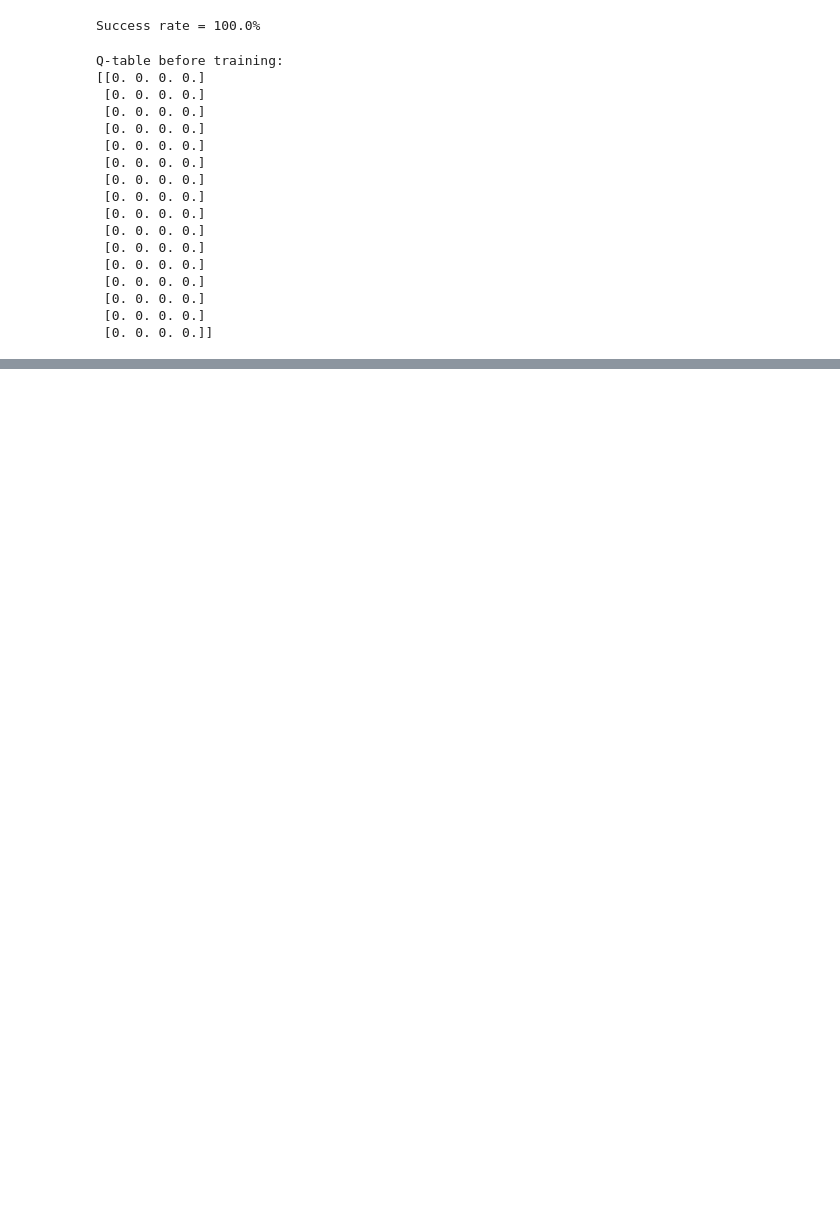
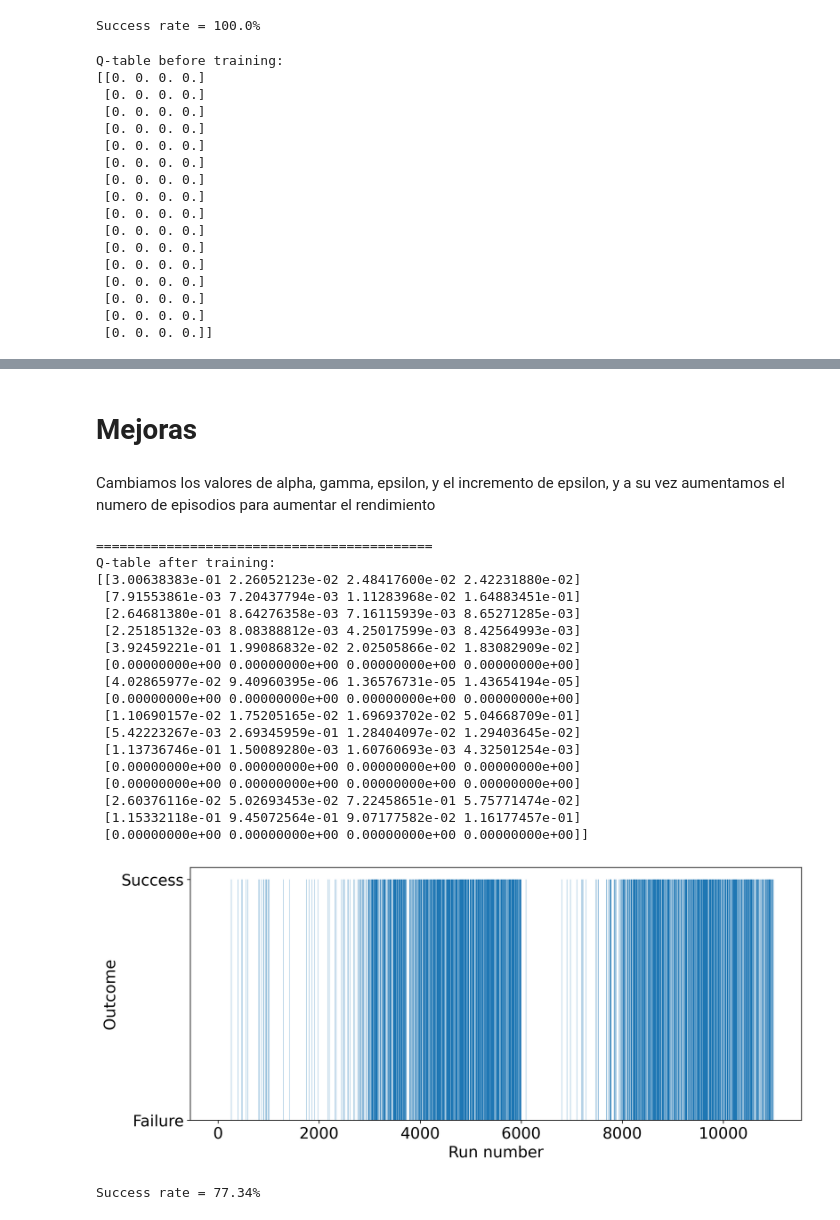
Before and after one commit to rnoguer22/Toc14_Aprendizaje_Refuerzo, a Jupyter notebook: refuerzo.ipynb, the cells around one changed output, grey strips where cells are left out. Cells and saved outputs as stored; diff of their text form; code cells hidden in the pictures; blank space fills up the shorter version.

Commit message:
Mejora finalizada

```diff
--- a/refuerzo.ipynb
+++ b/refuerzo.ipynb
@@ -467,17 +474,43 @@ Success rate = 44.0%
+# %% [markdown]
+<h1>Mejoras</h1>
+# %% [markdown]
+Cambiamos los valores de alpha, gamma, epsilon, y el incremento de epsilon, y a su vez aumentamos el numero de episodios para aumentar el rendimiento
 # %%
 # Initialize the slippery Frozen Lake
 environment = gym.make("FrozenLake-v1", is_slippery=True, render_mode="rgb_array")
 environment.reset()
 
 # We re-initialize the Q-table
 qtable = np.zeros((environment.observation_space.n, environment.action_space.n))
 
 # Hyperparameters
 episodes = 5000        # Incrementamos el numero de episodios
 alpha = 0.7            # Ajustamos la tasa de aprendizaje
 gamma = 0.95            # Ajustamos el factor de descuento
 epsilon = 1.0          # Amount of randomness in the action selection
 epsilon_decay = 0.0005  # Hacemos que epsilon decaiga mas lentamente
 
-training(environment, qtable, episodes, alpha, gamma, epsilon, epsilon_decay)
-print(get_success_rate(environment, qtable, episodes))
+qtable, outcomes = training(environment, qtable, episodes, alpha, gamma, epsilon, epsilon_decay)
+show_results(environment, qtable, outcomes)
+print(f"Success rate = {get_success_rate(environment, qtable, episodes)}%")
+# %% [output]
+===========================================
+Q-table after training:
+[[3.00638383e-01 2.26052123e-02 2.48417600e-02 2.42231880e-02]
+ [7.91553861e-03 7.20437794e-03 1.11283968e-02 1.64883451e-01]
+ [2.64681380e-01 8.64276358e-03 7.16115939e-03 8.65271285e-03]
+ [2.25185132e-03 8.08388812e-03 4.25017599e-03 8.42564993e-03]
+ [3.92459221e-01 1.99086832e-02 2.02505866e-02 1.83082909e-02]
+ [0.00000000e+00 0.00000000e+00 0.00000000e+00 0.00000000e+00]
+ [4.02865977e-02 9.40960395e-06 1.36576731e-05 1.43654194e-05]
+ [0.00000000e+00 0.00000000e+00 0.00000000e+00 0.00000000e+00]
+ [1.10690157e-02 1.75205165e-02 1.69693702e-02 5.04668709e-01]
+ [5.42223267e-03 2.69345959e-01 1.28404097e-02 1.29403645e-02]
+ [1.13736746e-01 1.50089280e-03 1.60760693e-03 4.32501254e-03]
+ [0.00000000e+00 0.00000000e+00 0.00000000e+00 0.00000000e+00]
+ [0.00000000e+00 0.00000000e+00 0.00000000e+00 0.00000000e+00]
+ [2.60376116e-02 5.02693453e-02 7.22458651e-01 5.75771474e-02]
+ [1.15332118e-01 9.45072564e-01 9.07177582e-02 1.16177457e-01]
+ [0.00000000e+00 0.00000000e+00 0.00000000e+00 0.00000000e+00]]
+[figure, added]
+Success rate = 77.34%
```
Also changed, not shown: parts of 10 cells of this notebook.
